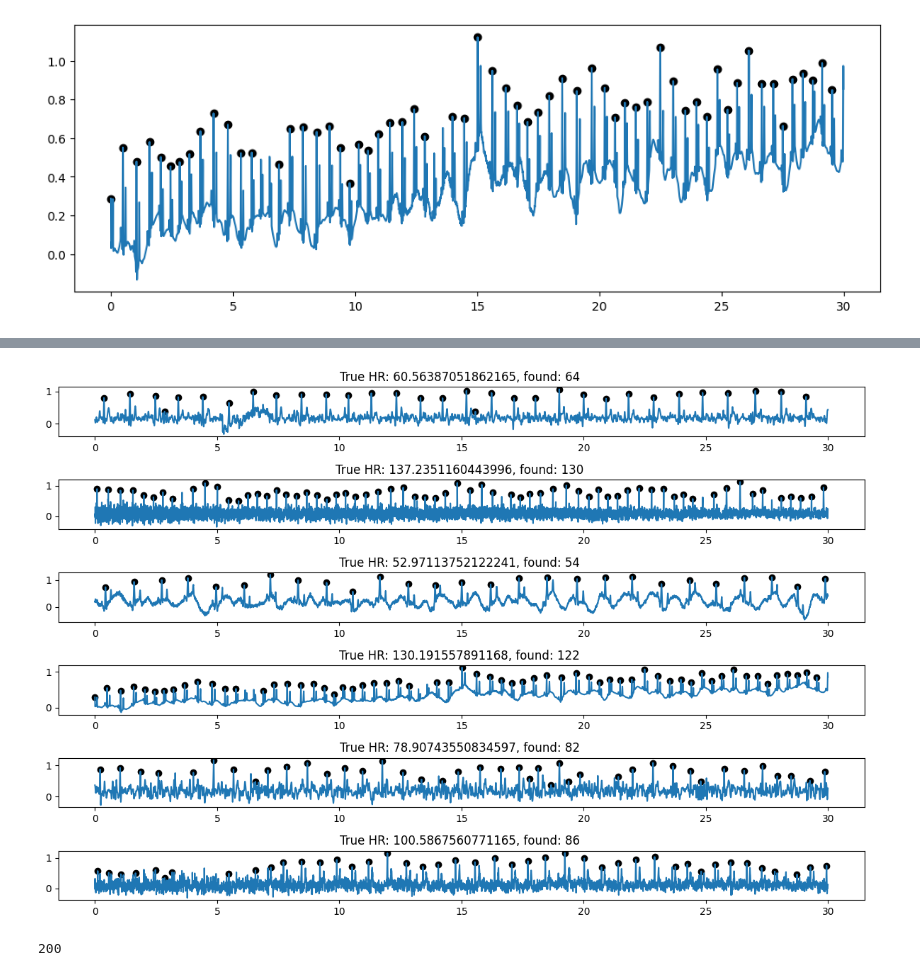
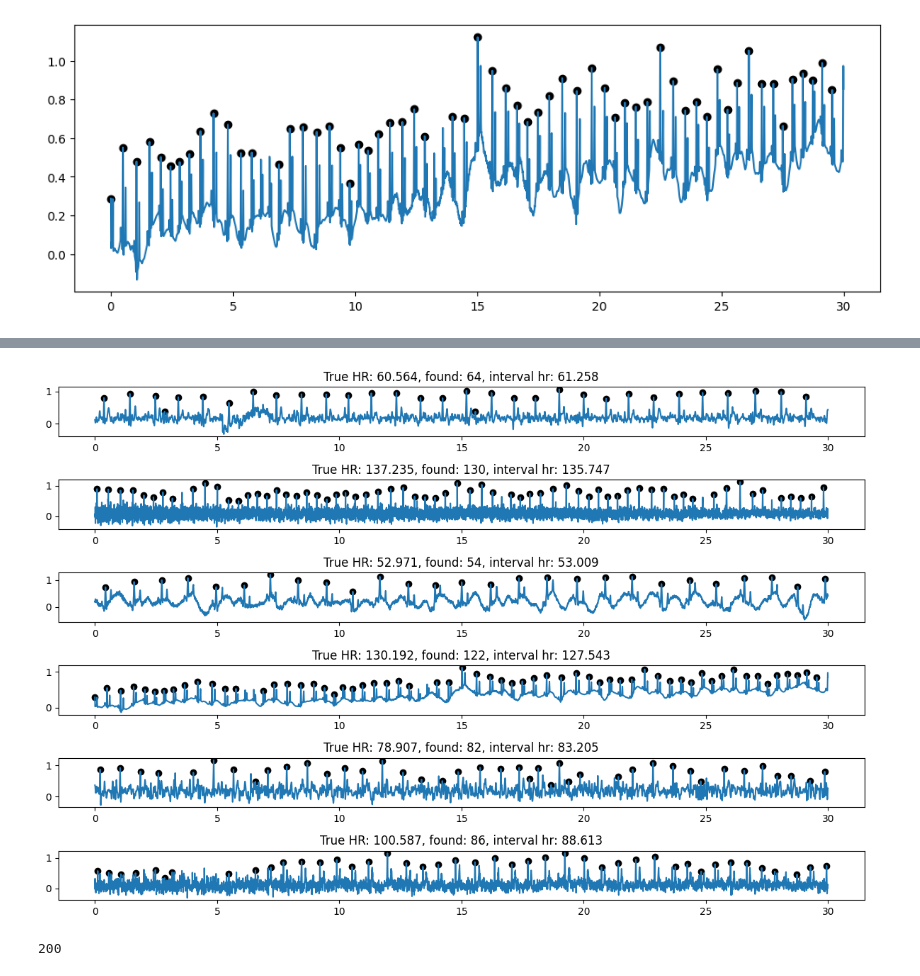
Before and after one commit to JaakkoNurm/ecg-hr-extractor, a Jupyter notebook: competition_template.ipynb, the cells around one changed output, grey strips where cells are left out. Drawn from its saved outputs; the diff is of its cells as text; code cells hidden in the pictures.

Commit message:
hr extracted using intervals

```diff
--- a/competition_template.ipynb
+++ b/competition_template.ipynb
@@ -211,23 +221,23 @@ peaks_mapped = pipeline(detected_hr_values, signals)
 # %%
 iters = 6
 fig, axes = plt.subplots(iters, 1, figsize=(12,8))
 
 for i in range(iters):
 
     peaks = peaks_mapped[i]
 
     axes[i].plot(t, signals[i])
     axes[i].scatter(
         t[peaks],
         signals[i][peaks],
         color='black'
     )
 
-    axes[i].set_title(f"True HR: {ground_truth_hr[i]}, found: {len(peaks_mapped[i])*2} ")
+    axes[i].set_title(f"True HR: {ground_truth_hr[i]:.3f}, found: {len(peaks_mapped[i])*2}, interval hr: {extracted_hr[i]:.3f}")
 
 plt.tight_layout()
 # %% [output]
-[figure, old version]
+[figure, new version]
 # %%
 print(len(peaks_mapped))
 peak_counts = [len(peaks)*2 for peaks in peaks_mapped]
```
Also changed, not shown: parts of 4 cells of this notebook.
